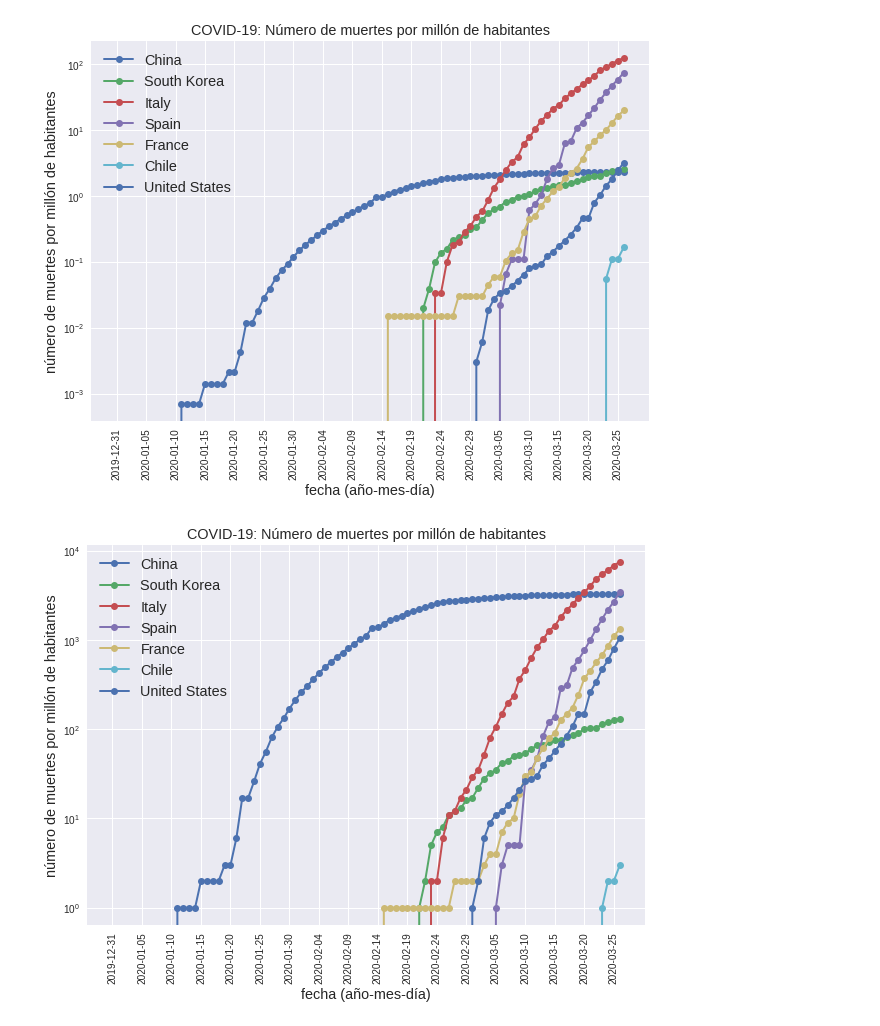
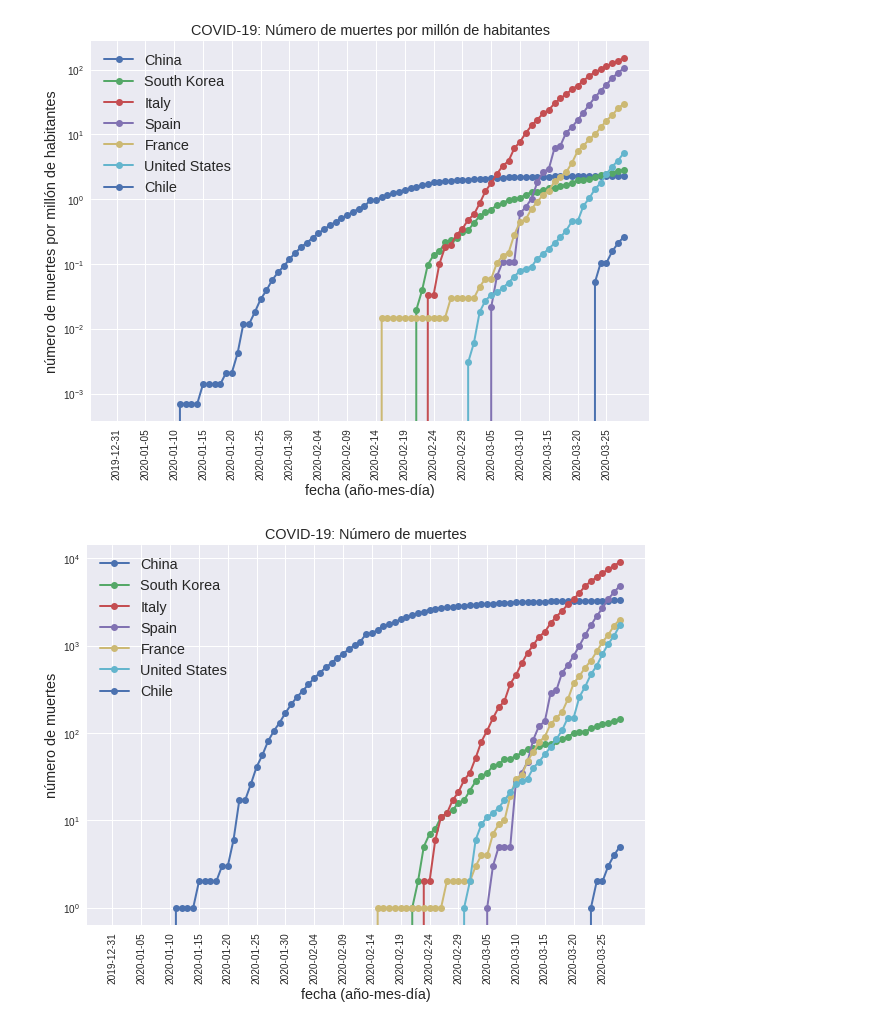
Before and after one commit to alonsosilvaallende/COVID-19, a Jupyter notebook: COVID_19_Chile_vs_Several.ipynb, the cells around one changed output. Saved outputs shown, nothing was run; the diff lists cells and outputs as text; code cells hidden in the pictures.

```diff
--- a/COVID_19_Chile_vs_Several.ipynb
+++ b/COVID_19_Chile_vs_Several.ipynb
@@ -14,10 +14,10 @@ known_cases = known_cases.fillna(0)
 deaths = pd.read_csv("https://covid.ourworldindata.org/data/ecdc/total_deaths.csv", index_col='date')
 deaths = deaths.fillna(0)
 # %%
-# countries_list = ['China', 'South Korea', 'Italy', 'Spain', 'France', 'Japan', 'Chile', 'United States']
-countries_list = ['China', 'South Korea', 'Italy', 'Spain', 'France', 'Chile', 'United States']
+# countries_list = ['China', 'South Korea', 'Italy', 'Spain', 'France', 'Japan', 'United States', 'Chile']
+countries_list = ['China', 'South Korea', 'Italy', 'Spain', 'France', 'United States', 'Chile']
 # %%
 # Population in millions from Wikipedia
 
-# population = [1427, 51, 60, 46, 67, 126, 18, 328]
-population = [1427, 51, 60, 46, 67, 18, 328]
+# population = [1427, 51, 60, 46, 67, 126, 328, 19]
+population = [1427, 51, 60, 46, 67, 328, 19]
@@ -84,20 +127,20 @@ plt.legend(fontsize='x-large')
 plt.yscale("log")
 plt.show()
 # %% [output]
-[figure, old version]
+[figure, new version]
 # %%
 fig, ax = plt.subplots(figsize=(10,7))
 
 for i, country in enumerate(countries_list):
   plt.plot(deaths[country], label=country, linewidth=2, marker='o')
 
-ax.set_title('COVID-19: Número de muertes por millón de habitantes', fontsize='x-large')
+ax.set_title('COVID-19: Número de muertes', fontsize='x-large')
 ax.set_xlabel('fecha (año-mes-día)', fontsize='x-large')
-ax.set_ylabel('número de muertes por millón de habitantes', fontsize='x-large')
+ax.set_ylabel('número de muertes', fontsize='x-large')
 ax.set_xticks(np.arange(0, len(deaths['Italy']),5))
 plt.xticks(rotation=90)
 plt.legend(fontsize='x-large')
 plt.yscale("log")
 plt.show()
 # %% [output]
-[figure, old version]
+[figure, new version]
```
Also changed, not shown: parts of 9 cells of this notebook.
